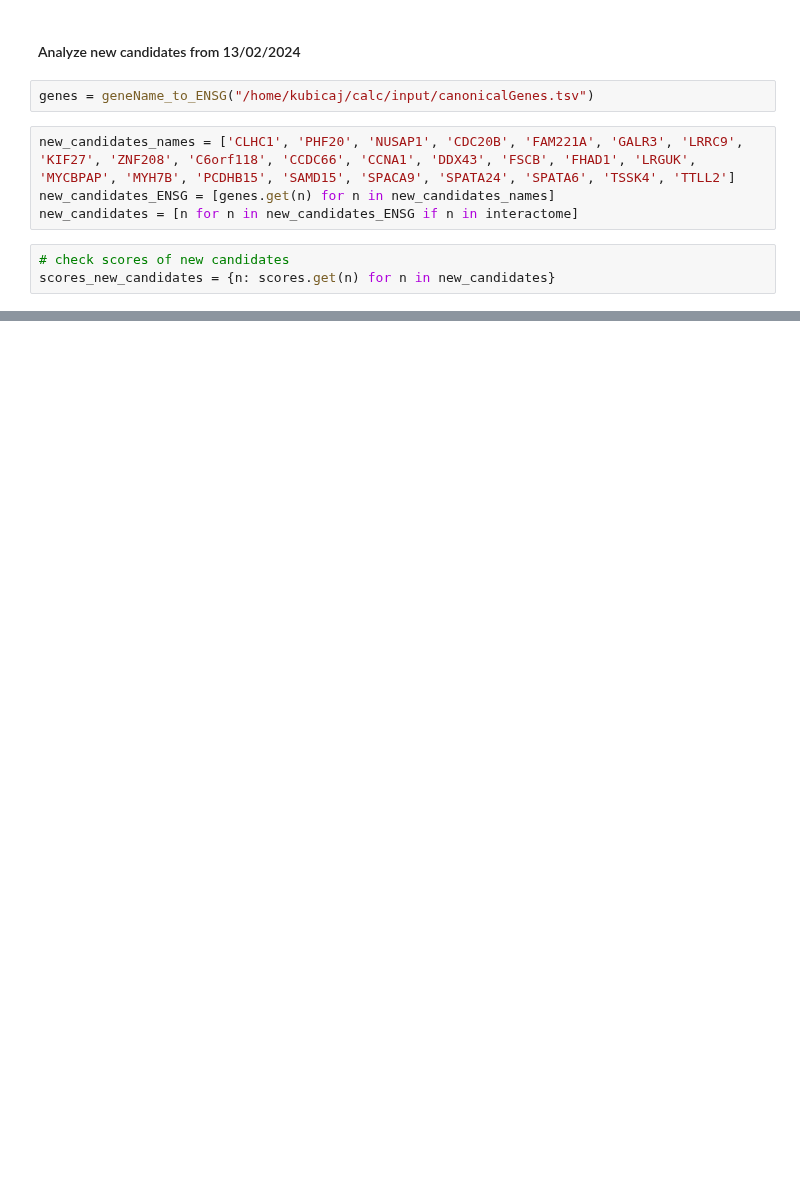
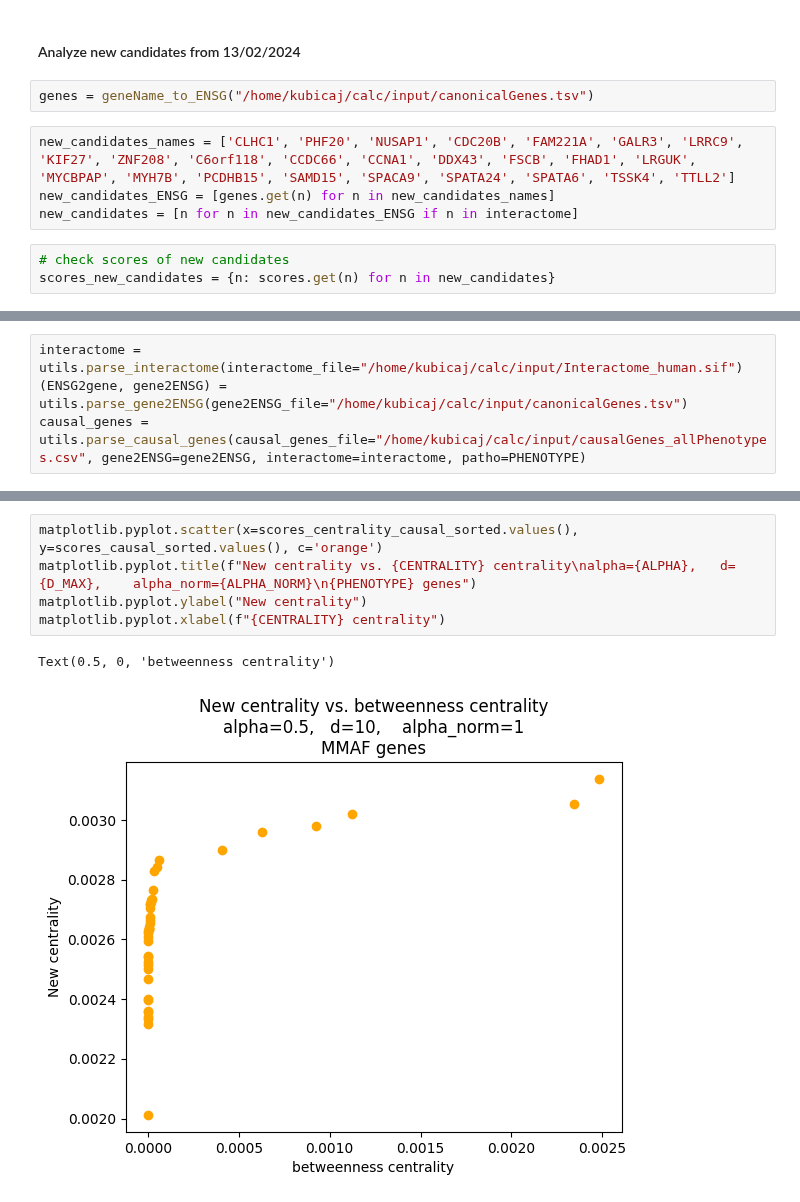
Before and after one commit to jjjk123/grexome-TIMC-Secondary-interactome, a Jupyter notebook: Interactome/jupyter_notebooks/analyze_scores_newCentrality.ipynb, the cells around one changed output, grey strips where cells are left out. Saved outputs shown, nothing was run; the diff lists cells and outputs as text; blank space fills up the shorter version.

```diff
--- a/Interactome/jupyter_notebooks/analyze_scores_newCentrality.ipynb
+++ b/Interactome/jupyter_notebooks/analyze_scores_newCentrality.ipynb
@@ -227,0 +210,4 @@ for canidate, score in scores_new_candidates.items():
+# %%
+interactome = utils.parse_interactome(interactome_file="/home/kubicaj/calc/input/Interactome_human.sif")
+(ENSG2gene, gene2ENSG) = utils.parse_gene2ENSG(gene2ENSG_file="/home/kubicaj/calc/input/canonicalGenes.tsv")
+causal_genes = utils.parse_causal_genes(causal_genes_file="/home/kubicaj/calc/input/causalGenes_allPhenotypes.csv", gene2ENSG=gene2ENSG, interactome=interactome, patho=PHENOTYPE)
@@ -227,0 +259,8 @@ for canidate, score in scores_new_candidates.items():
+# %%
+matplotlib.pyplot.scatter(x=scores_centrality_causal_sorted.values(), y=scores_causal_sorted.values(), c='orange')
+matplotlib.pyplot.title(f"New centrality vs. {CENTRALITY} centrality\nalpha={ALPHA},   d={D_MAX},    alpha_norm={ALPHA_NORM}\n{PHENOTYPE} genes")
+matplotlib.pyplot.ylabel("New centrality")
+matplotlib.pyplot.xlabel(f"{CENTRALITY} centrality")
+# %% [output]
+Text(0.5, 0, 'betweenness centrality')
+[figure, added]
```
Also changed, not shown: parts of 23 cells of this notebook.
